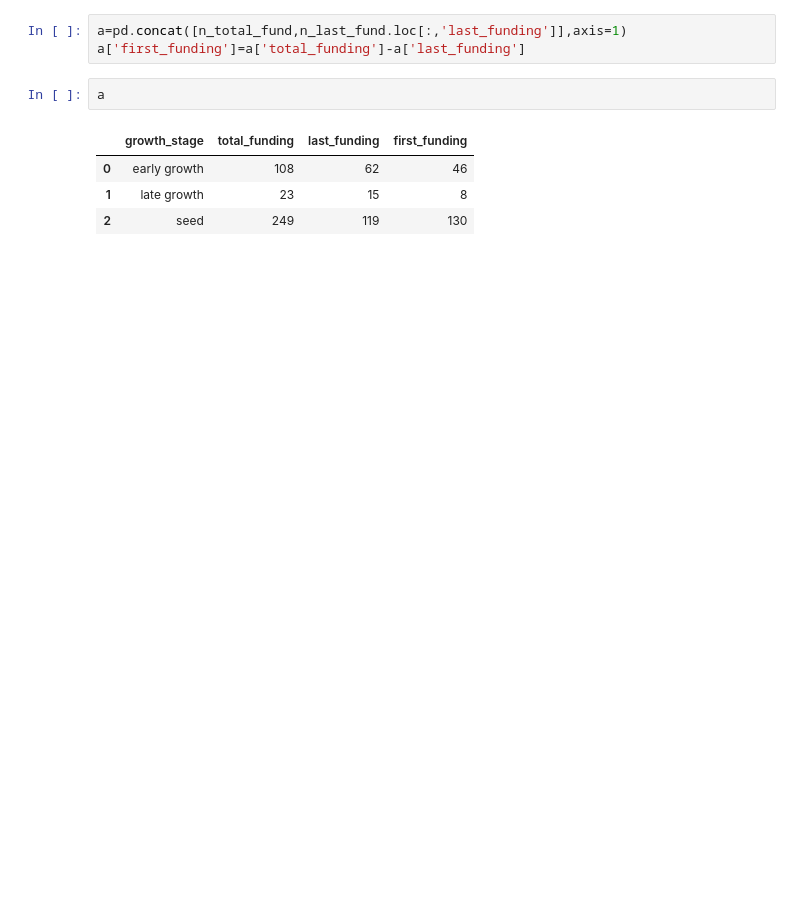
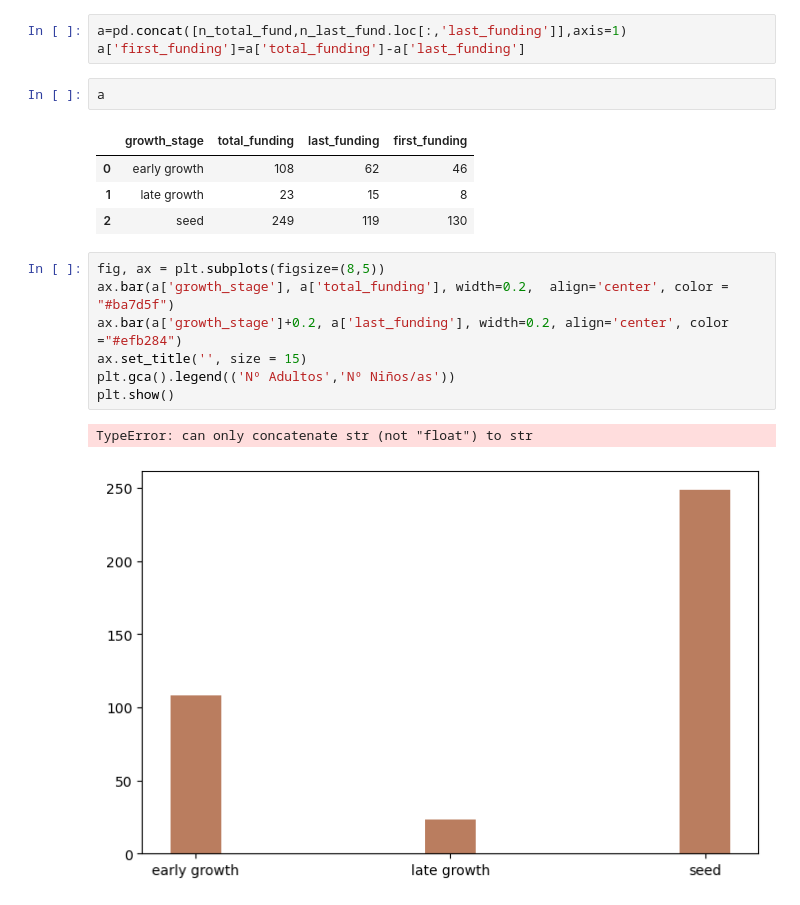
Before and after one commit to unaimleal/spri_reto_07_morado, a Jupyter notebook: Análsis descriptivo.ipynb, the cells around one changed output. Drawn from its saved outputs; the diff is of its cells as text; blank space fills up the shorter version.

```diff
--- a/Análsis descriptivo.ipynb
+++ b/Análsis descriptivo.ipynb
@@ -92,3 +88,13 @@ a
 | 0 | early growth | 108 | 62 | 46 |
 | 1 | late growth | 23 | 15 | 8 |
 | 2 | seed | 249 | 119 | 130 |
+# %%
+fig, ax = plt.subplots(figsize=(8,5))
+ax.bar(a['growth_stage'], a['total_funding'], width=0.2,  align='center', color = "#ba7d5f")
+ax.bar(a['growth_stage']+0.2, a['last_funding'], width=0.2, align='center', color ="#efb284")
+ax.set_title('', size = 15)
+plt.gca().legend(('Nº Adultos','Nº Niños/as'))
+plt.show()
+# %% [output]
+TypeError: can only concatenate str (not "float") to str
+[figure, added]
```
Also changed, not shown: parts of 2 cells of this notebook.
